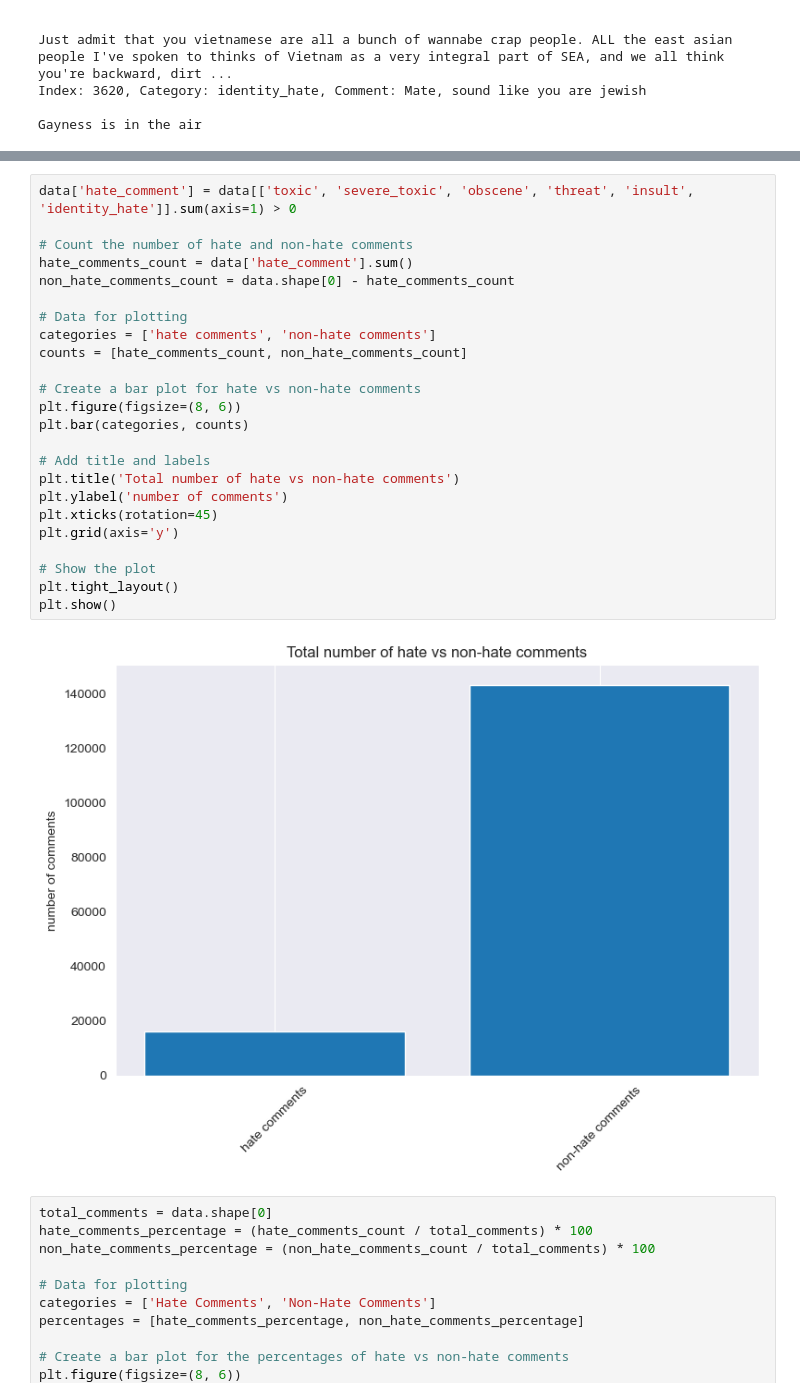
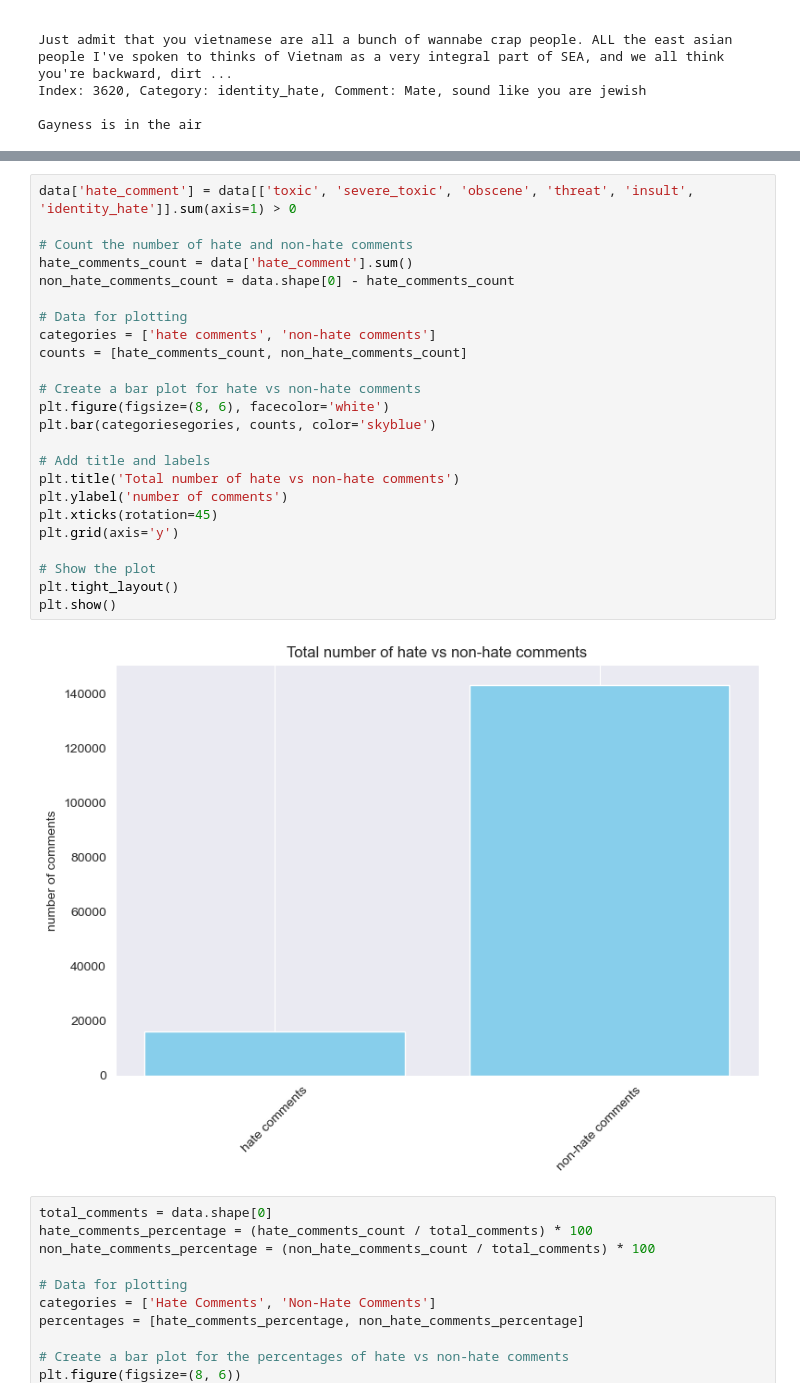
Before and after one commit to slinusc/BERT_vs_GPT_hate_speech_detection, a Jupyter notebook: hate_speech_detection_pipeline/explorative_data_analysis.ipynb, the cells around one changed output, grey strips where cells are left out. Cells and saved outputs as stored; diff of their text form.

```diff
--- a/hate_speech_detection_pipeline/eda.ipynb
+++ b/hate_speech_detection_pipeline/explorative_data_analysis.ipynb
@@ -157,29 +154,29 @@ plt.show()
 # %%
 data['hate_comment'] = data[['toxic', 'severe_toxic', 'obscene', 'threat', 'insult', 'identity_hate']].sum(axis=1) > 0
 
 # Count the number of hate and non-hate comments
 hate_comments_count = data['hate_comment'].sum()
 non_hate_comments_count = data.shape[0] - hate_comments_count
 
 # Data for plotting
 categories = ['hate comments', 'non-hate comments']
 counts = [hate_comments_count, non_hate_comments_count]
 
 # Create a bar plot for hate vs non-hate comments
-plt.figure(figsize=(8, 6))
-plt.bar(categories, counts)
+plt.figure(figsize=(8, 6), facecolor='white')
+plt.bar(categoriesegories, counts, color='skyblue')
 
 # Add title and labels
 plt.title('Total number of hate vs non-hate comments')
 plt.ylabel('number of comments')
 plt.xticks(rotation=45)
 plt.grid(axis='y')
 
 # Show the plot
 plt.tight_layout()
 plt.show()
 # %% [output]
-[figure, old version]
+[figure, new version]
 # %%
 total_comments = data.shape[0]
 hate_comments_percentage = (hate_comments_count / total_comments) * 100
```
Also changed, not shown: parts of 1 cell of this notebook, 3 other files.
